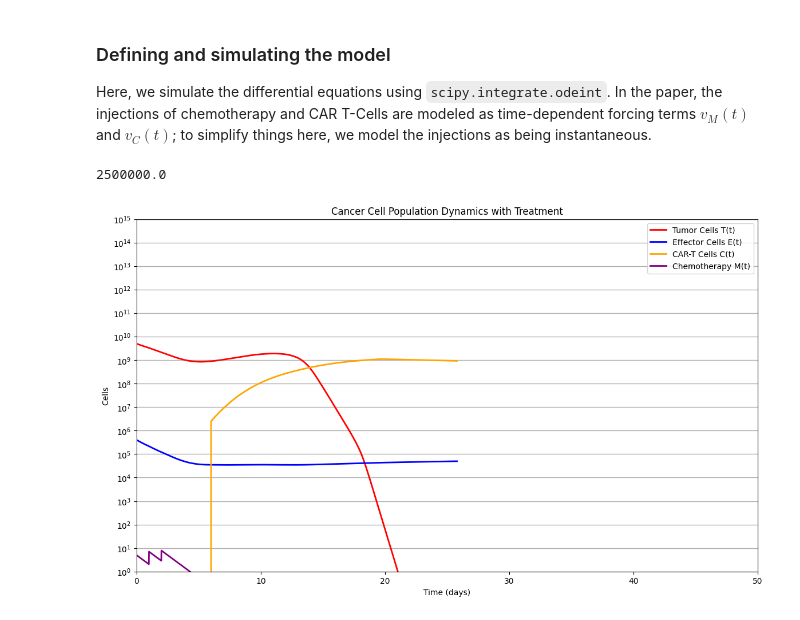
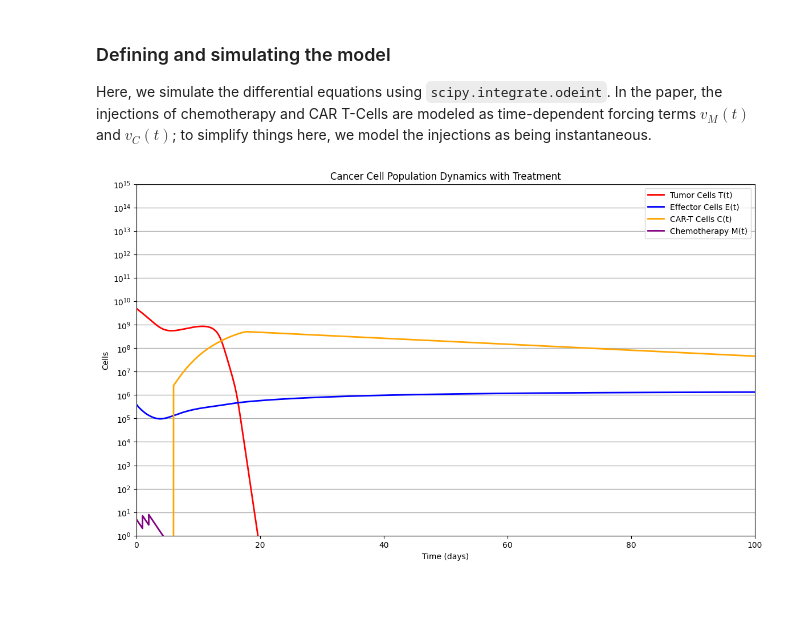
Before and after one commit to Rohan-Pandey1729/CAR-T-Cell, a Jupyter notebook: chemo_cart_sim.ipynb, the cells around one changed output. Saved outputs shown, nothing was run; the diff lists cells and outputs as text; code cells hidden in the pictures; blank space fills up the shorter version.

```diff
--- a/chemo_cart_sim.ipynb
+++ b/chemo_cart_sim.ipynb
@@ -63,14 +63,33 @@ def model(y, t, params):
     """
     T, E, C, M = y
     a, b, dE, dC, g, jE, jC, K, k, l, mE, mC, qE, qC, s, KT, KE, KC, gamma = params
-    epsilon = 1e-10
 
+    # epsilon = 1e-10
     # C = max(C, epsilon)
     # E = max(E, epsilon)
     # T = max(T, epsilon)
 
-    DE = dE * (E / T)**l / (s + (E / T)**l) * T
-    DC = dC * (C / T)**l / (s + (C / T)**l) * T
+    import warnings
+    def sw(m, c, fn, ln, f, l):
+        print(m)
+        print(t, T, E, C, M)
+    warnings.showwarning = sw
+
+    # try to avoid division by 0
+    tol = 1e-10
+    if T < tol:
+        DE = 0
+    elif E < T:
+        DE = dE * (E / T)**l / (s + (E / T)**l) * T
+    else:
+        DE = dE * (1 - s / (s + (T/E)**(-l))) * T
+
+    if T < tol:
+        DC = 0
+    elif C < T:
+        DC = dC * (C / T)**l / (s + (C / T)**l) * T
+    else:
+        DC = dC * (1 - s / (s + (T/C)**(-l))) * T
 
     dT_dt = a * T * (1 - b * T) - DE - DC - KT * (1 - np.exp(-M)) * T
     dE_dt = g - mE * E - jE * np.log((E + C) / K) * (DE**2) / (k + DE**2) * E  - qE * E * T - KE * (1 - np.exp(-M)) * E
@@ -113,7 +132,6 @@ def simulate(model, y0, params, injection_times_M, dosage_M, injection_time_C, d
     simulate_between(y_vals[-1], injection_times_M[-1], injection_time_C)
     # car t-cell injection, modeled as an instantaneous increase in car t-cell count
     # page 11: the effective dose is modeled as 1% of the injected dose level
-    print(0.01 * dosage_C)
     y_vals[-1] += [0, 0, 0.01 * dosage_C, 0]
 
     # finish the simulation
@@ -122,7 +140,7 @@ def simulate(model, y0, params, injection_times_M, dosage_M, injection_time_C, d
     return t_vals, y_vals
 # %%
 # fix this later
-def plot_graphs(t, y):
+def plot_graphs(t, y, xmax=50):
     plt.figure(figsize=(14, 8))
     T, E, C, M = y[:, 0], y[:, 1], y[:, 2], y[:, 3]
     plt.plot(t, T, label="Tumor Cells T(t)", color="red", linewidth=2)
@@ -133,7 +151,7 @@ def plot_graphs(t, y):
     plt.gca().yaxis.set_major_locator(ticker.LogLocator(base=10, numticks=15))
     plt.grid(True, which="major", axis="y", linewidth=1)
 
-    plt.xlim(0, 50)
+    plt.xlim(0, xmax)
     plt.ylim(1, 1e15)
 
     plt.xlabel('Time (days)')
@@ -156,19 +174,18 @@ injection_time_C_2, dosage_C_2 = 6, 1e7
 # %%
 t, y = simulate(
     model,
-    y0_pat_1,
-    PARAMS_PAT_1,
+    y0_pat_2,
+    PARAMS_PAT_2,
     injection_times_M=injection_times_M_1,
+    injection_time_C=injection_time_C_1,
     dosage_M=dosage_M_1,
-    injection_time_C=injection_time_C_1,
     dosage_C=dosage_C_1,
     t_initial=0,
-    t_final=50,
-    time_step=0.01
+    t_final=100,
+    time_step=0.001
 )
 # print(y[:50])
 
-plot_graphs(t, y)
+plot_graphs(t, y, xmax=100)
 # %% [output]
-2500000.0
-[figure, old version]
+[figure, new version]
```
